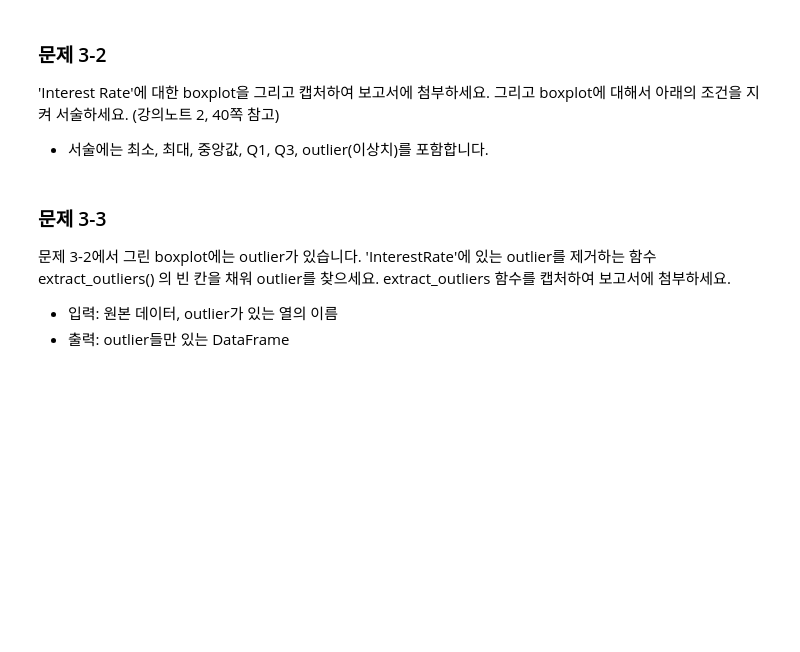
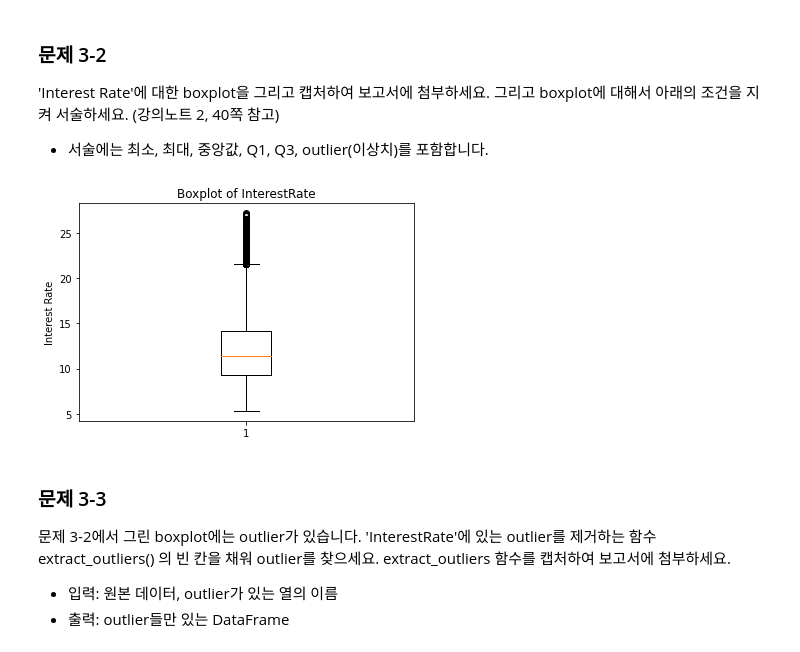
Before and after one commit to LeeZEun/2023S-Ajou-ML, a Jupyter notebook: HW1.ipynb, the cells around one changed output. Saved outputs shown, nothing was run; the diff lists cells and outputs as text; code cells hidden in the pictures; blank space fills up the shorter version.

```diff
--- a/HW1.ipynb
+++ b/HW1.ipynb
@@ -162,6 +353,17 @@ print(numerical)
 ### 문제 3-2
 'Interest Rate'에 대한 boxplot을 그리고 캡처하여 보고서에 첨부하세요. 그리고 boxplot에 대해서 아래의 조건을 지켜 서술하세요. (강의노트 2, 40쪽 참고)
 * 서술에는 최소, 최대, 중앙값, Q1, Q3, outlier(이상치)를 포함합니다.
+# %%
+### 문제 3-2 ###
+
+###############
+plt.boxplot(data['InterestRate'])
+plt.title('Boxplot of InterestRate')
+plt.ylabel('Interest Rate')
+plt.show() #그래프 나타내기
+###############
+# %% [output]
+[figure, added]
 # %% [markdown]
 ### 문제 3-3
 문제 3-2에서 그린 boxplot에는 outlier가 있습니다. 'InterestRate'에 있는 outlier를 제거하는 함수 extract_outliers() 의 빈 칸을 채워 outlier를 찾으세요. extract_outliers 함수를 캡처하여 보고서에 첨부하세요.
```
Also changed, not shown: parts of 36 cells of this notebook.
